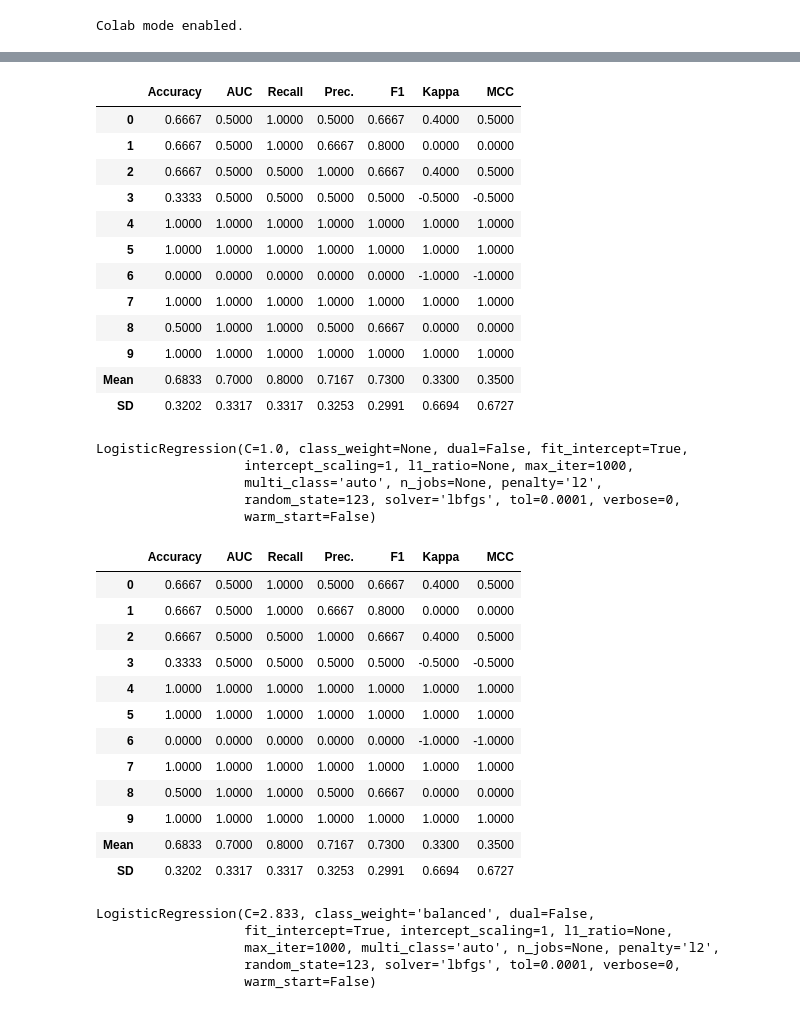
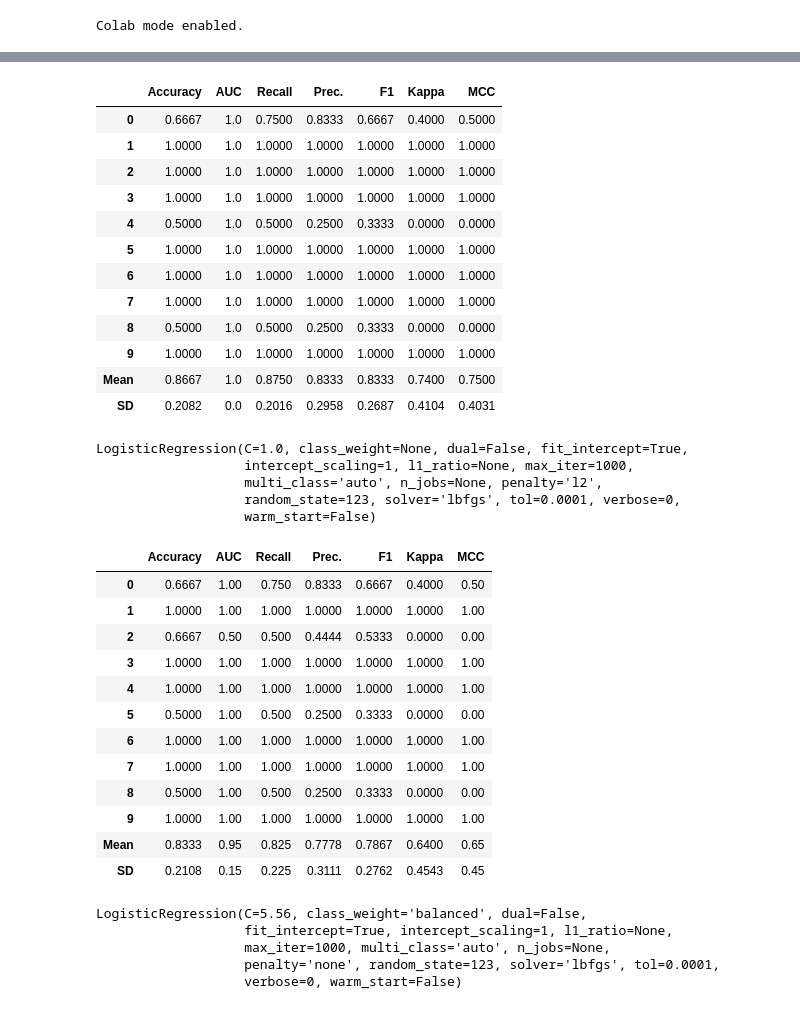
Before and after one commit to wheelerz/butterfly-unicorns, a Jupyter notebook: NMA_Project_2021_Butterfly_Unicorns.ipynb, the cells around one changed output, grey strips where cells are left out. Saved outputs shown, nothing was run; the diff lists cells and outputs as text; code cells hidden in the pictures.

```diff
--- a/NMA_Project_2021_Butterfly_Unicorns.ipynb
+++ b/NMA_Project_2021_Butterfly_Unicorns.ipynb
@@ -744,51 +783,47 @@ RidgeClassifier(alpha=1.0, class_weight=None, copy_X=True, fit_intercept=True,
                 max_iter=None, normalize=False, random_state=123, solver='auto',
                 tol=0.001)
 # %%
-lr = create_model('lr', fold=10)
+lr = create_model('lr')
+print(lr)
 # %% [output]
 |  | Accuracy | AUC | Recall | Prec. | F1 | Kappa | MCC |
-| 0 | 0.6667 | 0.5000 | 1.0000 | 0.5000 | 0.6667 | 0.4000 | 0.5000 |
-| 1 | 0.6667 | 0.5000 | 1.0000 | 0.6667 | 0.8000 | 0.0000 | 0.0000 |
-| 2 | 0.6667 | 0.5000 | 0.5000 | 1.0000 | 0.6667 | 0.4000 | 0.5000 |
-| 3 | 0.3333 | 0.5000 | 0.5000 | 0.5000 | 0.5000 | -0.5000 | -0.5000 |
-| 4 | 1.0000 | 1.0000 | 1.0000 | 1.0000 | 1.0000 | 1.0000 | 1.0000 |
-| 5 | 1.0000 | 1.0000 | 1.0000 | 1.0000 | 1.0000 | 1.0000 | 1.0000 |
-| 6 | 0.0000 | 0.0000 | 0.0000 | 0.0000 | 0.0000 | -1.0000 | -1.0000 |
-| 7 | 1.0000 | 1.0000 | 1.0000 | 1.0000 | 1.0000 | 1.0000 | 1.0000 |
-| 8 | 0.5000 | 1.0000 | 1.0000 | 0.5000 | 0.6667 | 0.0000 | 0.0000 |
-| 9 | 1.0000 | 1.0000 | 1.0000 | 1.0000 | 1.0000 | 1.0000 | 1.0000 |
-| Mean | 0.6833 | 0.7000 | 0.8000 | 0.7167 | 0.7300 | 0.3300 | 0.3500 |
-| SD | 0.3202 | 0.3317 | 0.3317 | 0.3253 | 0.2991 | 0.6694 | 0.6727 |
+| 0 | 0.6667 | 1.0 | 0.7500 | 0.8333 | 0.6667 | 0.4000 | 0.5000 |
+| 1 | 1.0000 | 1.0 | 1.0000 | 1.0000 | 1.0000 | 1.0000 | 1.0000 |
+| 2 | 1.0000 | 1.0 | 1.0000 | 1.0000 | 1.0000 | 1.0000 | 1.0000 |
+| 3 | 1.0000 | 1.0 | 1.0000 | 1.0000 | 1.0000 | 1.0000 | 1.0000 |
+| 4 | 0.5000 | 1.0 | 0.5000 | 0.2500 | 0.3333 | 0.0000 | 0.0000 |
+| 5 | 1.0000 | 1.0 | 1.0000 | 1.0000 | 1.0000 | 1.0000 | 1.0000 |
+| 6 | 1.0000 | 1.0 | 1.0000 | 1.0000 | 1.0000 | 1.0000 | 1.0000 |
+| 7 | 1.0000 | 1.0 | 1.0000 | 1.0000 | 1.0000 | 1.0000 | 1.0000 |
+| 8 | 0.5000 | 1.0 | 0.5000 | 0.2500 | 0.3333 | 0.0000 | 0.0000 |
+| 9 | 1.0000 | 1.0 | 1.0000 | 1.0000 | 1.0000 | 1.0000 | 1.0000 |
+| Mean | 0.8667 | 1.0 | 0.8750 | 0.8333 | 0.8333 | 0.7400 | 0.7500 |
+| SD | 0.2082 | 0.0 | 0.2016 | 0.2958 | 0.2687 | 0.4104 | 0.4031 |
+LogisticRegression(C=1.0, class_weight=None, dual=False, fit_intercept=True,
+                   intercept_scaling=1, l1_ratio=None, max_iter=1000,
+                   multi_class='auto', n_jobs=None, penalty='l2',
+                   random_state=123, solver='lbfgs', tol=0.0001, verbose=0,
+                   warm_start=False)
-# %%
-print(lr)
-# %% [output]
-LogisticRegression(C=1.0, class_weight=None, dual=False, fit_intercept=True,
-                   intercept_scaling=1, l1_ratio=None, max_iter=1000,
-                   multi_class='auto', n_jobs=None, penalty='l2',
-                   random_state=123, solver='lbfgs', tol=0.0001, verbose=0,
-                   warm_start=False)
 # %%
 tuned_lr = tune_model(lr)
+print(tuned_lr)
 # %% [output]
 |  | Accuracy | AUC | Recall | Prec. | F1 | Kappa | MCC |
-| 0 | 0.6667 | 0.5000 | 1.0000 | 0.5000 | 0.6667 | 0.4000 | 0.5000 |
-| 1 | 0.6667 | 0.5000 | 1.0000 | 0.6667 | 0.8000 | 0.0000 | 0.0000 |
-| 2 | 0.6667 | 0.5000 | 0.5000 | 1.0000 | 0.6667 | 0.4000 | 0.5000 |
-| 3 | 0.3333 | 0.5000 | 0.5000 | 0.5000 | 0.5000 | -0.5000 | -0.5000 |
-| 4 | 1.0000 | 1.0000 | 1.0000 | 1.0000 | 1.0000 | 1.0000 | 1.0000 |
-| 5 | 1.0000 | 1.0000 | 1.0000 | 1.0000 | 1.0000 | 1.0000 | 1.0000 |
-| 6 | 0.0000 | 0.0000 | 0.0000 | 0.0000 | 0.0000 | -1.0000 | -1.0000 |
-| 7 | 1.0000 | 1.0000 | 1.0000 | 1.0000 | 1.0000 | 1.0000 | 1.0000 |
-| 8 | 0.5000 | 1.0000 | 1.0000 | 0.5000 | 0.6667 | 0.0000 | 0.0000 |
-| 9 | 1.0000 | 1.0000 | 1.0000 | 1.0000 | 1.0000 | 1.0000 | 1.0000 |
-| Mean | 0.6833 | 0.7000 | 0.8000 | 0.7167 | 0.7300 | 0.3300 | 0.3500 |
-| SD | 0.3202 | 0.3317 | 0.3317 | 0.3253 | 0.2991 | 0.6694 | 0.6727 |
+| 0 | 0.6667 | 1.00 | 0.750 | 0.8333 | 0.6667 | 0.4000 | 0.50 |
+| 1 | 1.0000 | 1.00 | 1.000 | 1.0000 | 1.0000 | 1.0000 | 1.00 |
+| 2 | 0.6667 | 0.50 | 0.500 | 0.4444 | 0.5333 | 0.0000 | 0.00 |
+| 3 | 1.0000 | 1.00 | 1.000 | 1.0000 | 1.0000 | 1.0000 | 1.00 |
+| 4 | 1.0000 | 1.00 | 1.000 | 1.0000 | 1.0000 | 1.0000 | 1.00 |
+| 5 | 0.5000 | 1.00 | 0.500 | 0.2500 | 0.3333 | 0.0000 | 0.00 |
+| 6 | 1.0000 | 1.00 | 1.000 | 1.0000 | 1.0000 | 1.0000 | 1.00 |
+| 7 | 1.0000 | 1.00 | 1.000 | 1.0000 | 1.0000 | 1.0000 | 1.00 |
+| 8 | 0.5000 | 1.00 | 0.500 | 0.2500 | 0.3333 | 0.0000 | 0.00 |
+| 9 | 1.0000 | 1.00 | 1.000 | 1.0000 | 1.0000 | 1.0000 | 1.00 |
+| Mean | 0.8333 | 0.95 | 0.825 | 0.7778 | 0.7867 | 0.6400 | 0.65 |
+| SD | 0.2108 | 0.15 | 0.225 | 0.3111 | 0.2762 | 0.4543 | 0.45 |
+LogisticRegression(C=5.56, class_weight='balanced', dual=False,
+                   fit_intercept=True, intercept_scaling=1, l1_ratio=None,
+                   max_iter=1000, multi_class='auto', n_jobs=None,
+                   penalty='none', random_state=123, solver='lbfgs', tol=0.0001,
+                   verbose=0, warm_start=False)
-# %%
-print(tuned_lr)
-# %% [output]
-LogisticRegression(C=2.833, class_weight='balanced', dual=False,
-                   fit_intercept=True, intercept_scaling=1, l1_ratio=None,
-                   max_iter=1000, multi_class='auto', n_jobs=None, penalty='l2',
-                   random_state=123, solver='lbfgs', tol=0.0001, verbose=0,
-                   warm_start=False)
 # %%
```
Also changed, not shown: parts of 11 cells of this notebook.
